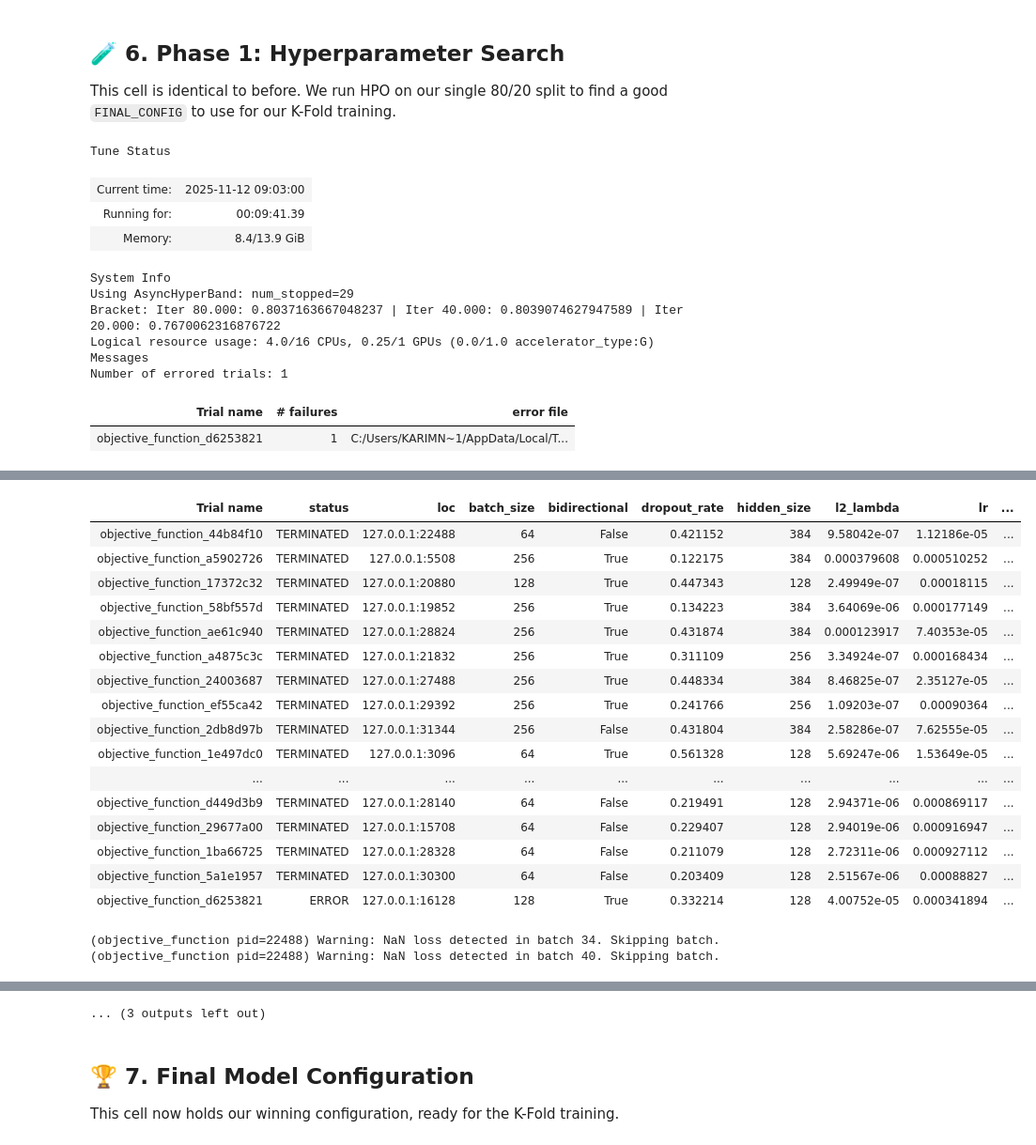
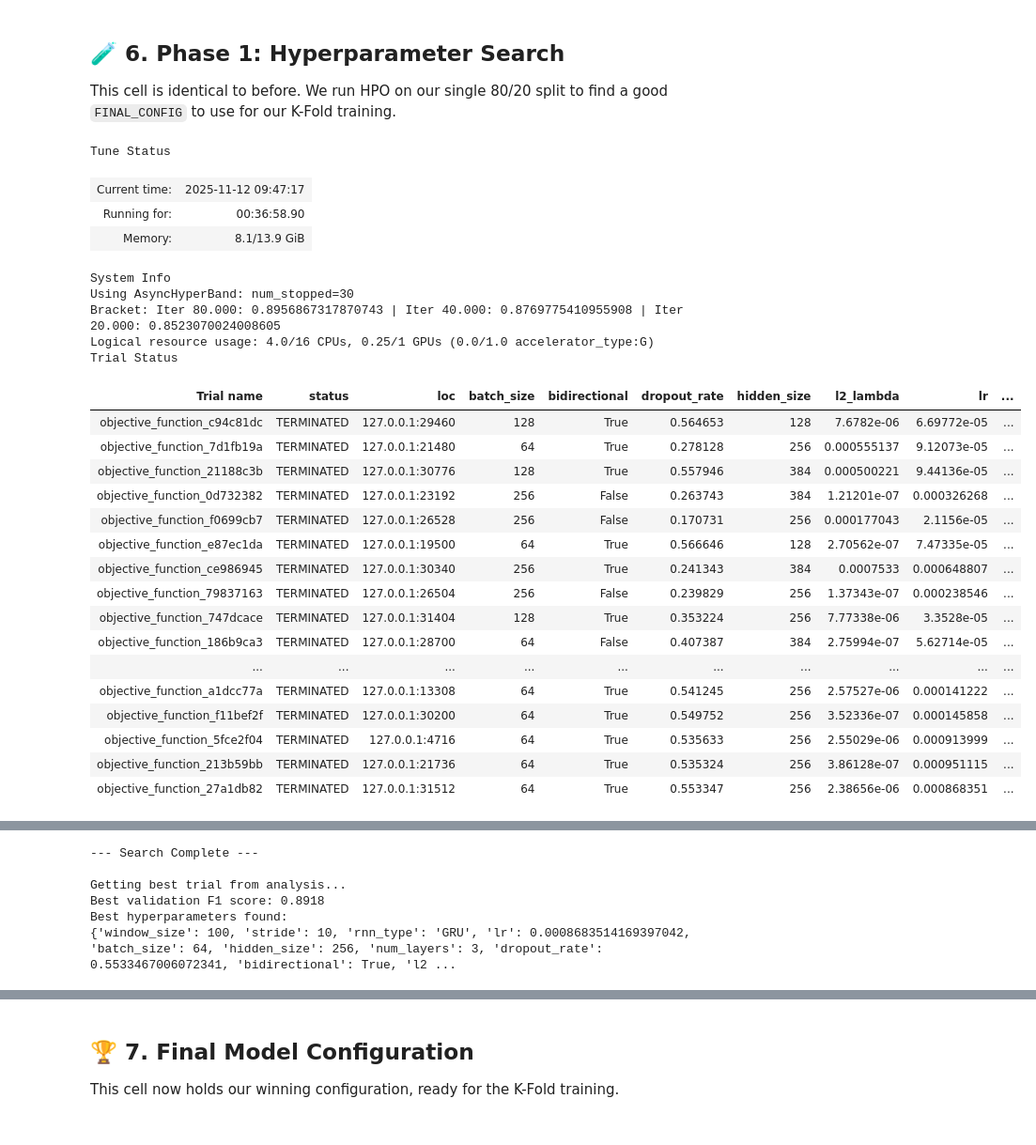
Before and after one commit to Negm2000/Challenge-1, a Jupyter notebook: CH3.ipynb, the cells around one changed output, grey strips where cells are left out. Shown: that part at 94% size. Cells and saved outputs as stored; diff of their text form; code cells hidden in the pictures.

```diff
--- a/CH3.ipynb
+++ b/CH3.ipynb
@@ -191,7 +191,7 @@ try:
     class_weights_tensor = 1.0 / torch.tensor(counts_ordered, dtype=torch.float)
 
     # Normalize weights (optional but good practice)
-    # class_weights_tensor = class_weights_tensor / class_weights_tensor.sum()
+    class_weights_tensor = class_weights_tensor / class_weights_tensor.sum()
 
     class_weights_tensor = class_weights_tensor.to(device)
 
@@ -306,10 +306,10 @@ print(f"  y_val_split_full:   {y_val_split_full.shape}")
 
 # --- 3. Scale Features (The "No-Cheating" Rule) ---
 # We fit the scaler ONLY on the 2D-reshaped training split
-scaler = RobustScaler()
+scaler = StandardScaler()
 ns, ts, f = X_train_split_full.shape
 X_train_2d = X_train_split_full.reshape(ns * ts, f)
-print(f"\nFitting RobustScaler on X_train_2d shape: {X_train_2d.shape}")
+print(f"\nFitting StandardScaler on X_train_2d shape: {X_train_2d.shape}")
 scaler.fit(X_train_2d)
 
 # Transform both train and val splits
@@ -974,8 +783,8 @@ search_space = {
     "stride": tune.choice([10, 20]),
 
     # OLD HPO PARAMS
-    "rnn_type": tune.choice(['GRU']),
-    "lr": tune.loguniform(1e-5, 1e-3),
+    "rnn_type": tune.choice(['GRU', 'LSTM']),
+    "lr": tune.loguniform(1e-5, 5e-3),
     "batch_size": tune.choice([64, 128, 256]),
     "hidden_size": tune.choice([128, 256, 384]),
     "num_layers": tune.choice([2, 3]),
@@ -1039,39 +848,53 @@ analysis = tune.run(
     config=search_space,
     num_samples=30, # You may want to INCREASE this (e.g., to 30 or 40)
     search_alg=optuna_search,
     scheduler=scheduler,
     name="pirate_pain_optuna_search_with_windowing", # New name
     storage_path=ray_logs_path,
     trial_dirname_creator= short_trial_name,
     log_to_file=True,
     verbose=1
 )
 
 print("\n--- Search Complete ---\n")
 
 # --- 5. Get Best Results (FIX 3) ---
 print("Getting best trial from analysis...")
 best_trial = analysis.get_best_trial(metric="val_f1", mode="max", scope="all")
 if best_trial:
     best_config = best_trial.config
     best_val_f1 = best_trial.last_result["val_f1"]
 
     print(f"Best validation F1 score: {best_val_f1:.4f}")
     print("Best hyperparameters found:")
     print(best_config)
 else:
     print("ERROR: No trials completed successfully. Check the 'ray_results' folder for logs.")
     best_config = None # Handle the case where all trials failed
 # %% [output]
 Tune Status
-| Current time: | 2025-11-12 09:03:00 |
-| Running for: | 00:09:41.39 |
-| Memory: | 8.4/13.9 GiB |
+| Current time: | 2025-11-12 09:47:17 |
+| Running for: | 00:36:58.90 |
+| Memory: | 8.1/13.9 GiB |
 System Info
-Using AsyncHyperBand: num_stopped=29
-Bracket: Iter 80.000: 0.8037163667048237 | Iter 40.000: 0.8039074627947589 | Iter 20.000: 0.7670062316876722
+Using AsyncHyperBand: num_stopped=30
+Bracket: Iter 80.000: 0.8956867317870743 | Iter 40.000: 0.8769775410955908 | Iter 20.000: 0.8523070024008605
 Logical resource usage: 4.0/16 CPUs, 0.25/1 GPUs (0.0/1.0 accelerator_type:G)
-Messages
-Number of errored trials: 1
+Trial Status
-| Trial name | # failures | error file |
-| objective_function_d6253821 | 1 | C:/Users/KARIMN~1/AppData/Local/T... |
+| Trial name | status | loc | batch_size | bidirectional | dropout_rate | hidden_size | l2_lambda | lr | ... |
+| objective_function_c94c81dc | TERMINATED | 127.0.0.1:29460 | 128 | True | 0.564653 | 128 | 7.6782e-06 | 6.69772e-05 | ... |
+| objective_function_7d1fb19a | TERMINATED | 127.0.0.1:21480 | 64 | True | 0.278128 | 256 | 0.000555137 | 9.12073e-05 | ... |
+| objective_function_21188c3b | TERMINATED | 127.0.0.1:30776 | 128 | True | 0.557946 | 384 | 0.000500221 | 9.44136e-05 | ... |
+| objective_function_0d732382 | TERMINATED | 127.0.0.1:23192 | 256 | False | 0.263743 | 384 | 1.21201e-07 | 0.000326268 | ... |
+| objective_function_f0699cb7 | TERMINATED | 127.0.0.1:26528 | 256 | False | 0.170731 | 256 | 0.000177043 | 2.1156e-05 | ... |
+| objective_function_e87ec1da | TERMINATED | 127.0.0.1:19500 | 64 | True | 0.566646 | 128 | 2.70562e-07 | 7.47335e-05 | ... |
+| objective_function_ce986945 | TERMINATED | 127.0.0.1:30340 | 256 | True | 0.241343 | 384 | 0.0007533 | 0.000648807 | ... |
+| objective_function_79837163 | TERMINATED | 127.0.0.1:26504 | 256 | False | 0.239829 | 256 | 1.37343e-07 | 0.000238546 | ... |
+| objective_function_747dcace | TERMINATED | 127.0.0.1:31404 | 128 | True | 0.353224 | 256 | 7.77338e-06 | 3.3528e-05 | ... |
+| objective_function_186b9ca3 | TERMINATED | 127.0.0.1:28700 | 64 | False | 0.407387 | 384 | 2.75994e-07 | 5.62714e-05 | ... |
+| ... | ... | ... | ... | ... | ... | ... | ... | ... | ... |
+| objective_function_a1dcc77a | TERMINATED | 127.0.0.1:13308 | 64 | True | 0.541245 | 256 | 2.57527e-06 | 0.000141222 | ... |
+| objective_function_f11bef2f | TERMINATED | 127.0.0.1:30200 | 64 | True | 0.549752 | 256 | 3.52336e-07 | 0.000145858 | ... |
+| objective_function_5fce2f04 | TERMINATED | 127.0.0.1:4716 | 64 | True | 0.535633 | 256 | 2.55029e-06 | 0.000913999 | ... |
+| objective_function_213b59bb | TERMINATED | 127.0.0.1:21736 | 64 | True | 0.535324 | 256 | 3.86128e-07 | 0.000951115 | ... |
+| objective_function_27a1db82 | TERMINATED | 127.0.0.1:31512 | 64 | True | 0.553347 | 256 | 2.38656e-06 | 0.000868351 | ... |
@@ -1079,19 +905,6 @@ Trial Status
-| Trial name | status | loc | batch_size | bidirectional | dropout_rate | hidden_size | l2_lambda | lr | ... |
-| objective_function_44b84f10 | TERMINATED | 127.0.0.1:22488 | 64 | False | 0.421152 | 384 | 9.58042e-07 | 1.12186e-05 | ... |
-| objective_function_a5902726 | TERMINATED | 127.0.0.1:5508 | 256 | True | 0.122175 | 384 | 0.000379608 | 0.000510252 | ... |
-| objective_function_17372c32 | TERMINATED | 127.0.0.1:20880 | 128 | True | 0.447343 | 128 | 2.49949e-07 | 0.00018115 | ... |
-| objective_function_58bf557d | TERMINATED | 127.0.0.1:19852 | 256 | True | 0.134223 | 384 | 3.64069e-06 | 0.000177149 | ... |
-| objective_function_ae61c940 | TERMINATED | 127.0.0.1:28824 | 256 | True | 0.431874 | 384 | 0.000123917 | 7.40353e-05 | ... |
-| objective_function_a4875c3c | TERMINATED | 127.0.0.1:21832 | 256 | True | 0.311109 | 256 | 3.34924e-07 | 0.000168434 | ... |
-| objective_function_24003687 | TERMINATED | 127.0.0.1:27488 | 256 | True | 0.448334 | 384 | 8.46825e-07 | 2.35127e-05 | ... |
-| objective_function_ef55ca42 | TERMINATED | 127.0.0.1:29392 | 256 | True | 0.241766 | 256 | 1.09203e-07 | 0.00090364 | ... |
-| objective_function_2db8d97b | TERMINATED | 127.0.0.1:31344 | 256 | False | 0.431804 | 384 | 2.58286e-07 | 7.62555e-05 | ... |
-| objective_function_1e497dc0 | TERMINATED | 127.0.0.1:3096 | 64 | True | 0.561328 | 128 | 5.69247e-06 | 1.53649e-05 | ... |
-| ... | ... | ... | ... | ... | ... | ... | ... | ... | ... |
-| objective_function_d449d3b9 | TERMINATED | 127.0.0.1:28140 | 64 | False | 0.219491 | 128 | 2.94371e-06 | 0.000869117 | ... |
-| objective_function_29677a00 | TERMINATED | 127.0.0.1:15708 | 64 | False | 0.229407 | 128 | 2.94019e-06 | 0.000916947 | ... |
-| objective_function_1ba66725 | TERMINATED | 127.0.0.1:28328 | 64 | False | 0.211079 | 128 | 2.72311e-06 | 0.000927112 | ... |
-| objective_function_5a1e1957 | TERMINATED | 127.0.0.1:30300 | 64 | False | 0.203409 | 128 | 2.51567e-06 | 0.00088827 | ... |
-| objective_function_d6253821 | ERROR | 127.0.0.1:16128 | 128 | True | 0.332214 | 128 | 4.00752e-05 | 0.000341894 | ... |
-(objective_function pid=22488) Warning: NaN loss detected in batch 34. Skipping batch.
-(objective_function pid=22488) Warning: NaN loss detected in batch 40. Skipping batch.
+--- Search Complete ---
+
+Getting best trial from analysis...
+Best validation F1 score: 0.8918
+Best hyperparameters found:
+{'window_size': 100, 'stride': 10, 'rnn_type': 'GRU', 'lr': 0.0008683514169397042, 'batch_size': 64, 'hidden_size': 256, 'num_layers': 3, 'dropout_rate': 0.5533467006072341, 'bidirectional': True, 'l2 ...
@@ -1147,4 +911,3 @@ The actor is dead because its worker process has died. Worker exit type: SYSTEM_
-... (3 outputs left out)
 # %% [markdown]
 ## 🏆 **7. Final Model Configuration**
 
```
Also changed, not shown: parts of 7 cells of this notebook.
